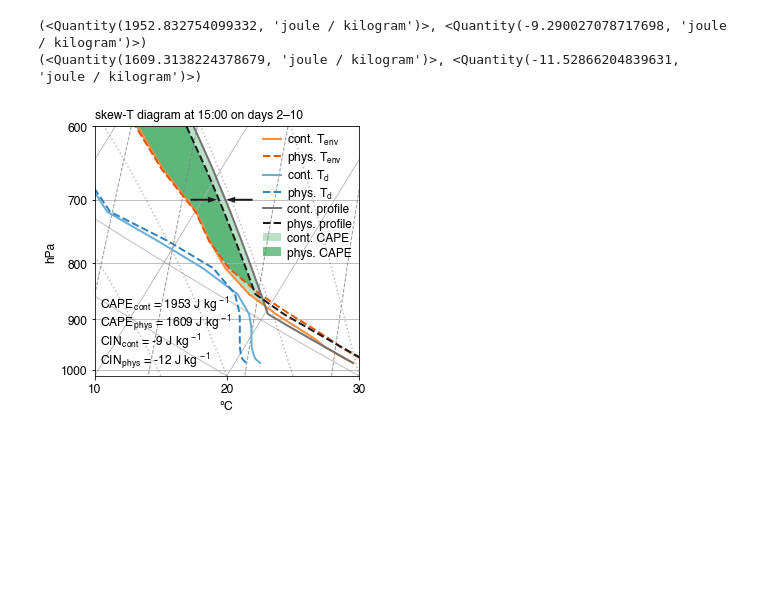
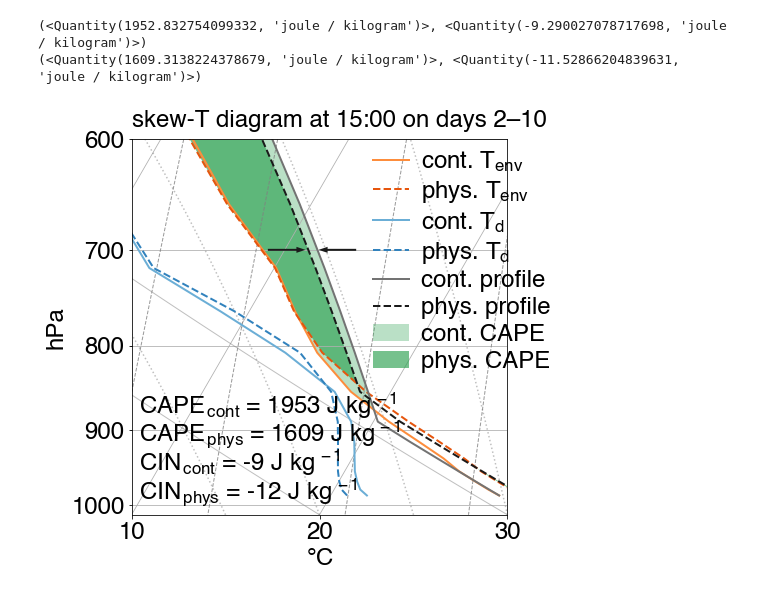
Before and after one commit to bairdlangenbrunner/amazon-phys-response-paper, a Jupyter notebook: scripts/MAIN_fig06_skewT_diagram.ipynb, the cells around one changed output. Drawn from its saved outputs; the diff is of its cells as text; code cells hidden in the pictures; blank space fills up the shorter version.

```diff
--- a/scripts/MAIN_fig06_skewT_diagram.ipynb
+++ b/scripts/MAIN_fig06_skewT_diagram.ipynb
@@ -495,7 +495,7 @@ print(cape_1000)
 (<Quantity(1952.832754099332, 'joule / kilogram')>, <Quantity(-9.290027078717698, 'joule / kilogram')>)
 (<Quantity(1609.3138224378679, 'joule / kilogram')>, <Quantity(-11.52866204839631, 'joule / kilogram')>)
 # %%
-fontsize=12
+fontsize=24
 hour = 19
 
 skewt_plot = metpy.plots.SkewT()
@@ -534,7 +534,7 @@ skewt_plot.ax.set_ylim(1013.25,600)
 skewt_plot.ax.set_xlim(10,30)
 
 fig = mp.gcf()
-fig.set_size_inches(4.45,4.25)
+fig.set_size_inches(6,6)
 fig.tight_layout()
 
 skewt_plot.ax.tick_params(labelsize=fontsize)
@@ -551,32 +551,32 @@ skewt_plot.ax.legend(handles, labels, fontsize=fontsize, scatterpoints=1, \
                      bbox_transform=skewt_plot.ax.transAxes, loc='upper left', \
                      borderaxespad=0, labelspacing=0.2, fancybox=False, \
                      edgecolor='0', framealpha=0, borderpad=0.25, \
                      columnspacing=0.5, handletextpad=0.5, markerscale=1, handlelength=1.5)
 
 skewt_plot.ax.text(s='skew-T diagram at 15:00 on days 2–10',\
                   x=0,y=1.02,\
                   transform=skewt_plot.ax.transAxes,\
                   ha='left',va='bottom', fontsize=fontsize)
 
 skewt_plot.ax.annotate("",xy=(11.8,700), \
                        xycoords='data',\
                        xytext=(13.8, 700), \
                        textcoords='data',\
                        arrowprops=dict(facecolor='0.1',ec='None',width=2,headwidth=6,headlength=9))
 
 skewt_plot.ax.annotate("",xy=(11.1,700), \
                        xycoords='data',\
                        xytext=(9.1, 700), \
                        textcoords='data',\
                        arrowprops=dict(facecolor='0.1',ec='None',width=2,headwidth=6,headlength=9))
 
 CAPE_CIN_text = 'CAPE$_{\,cont}$ = '+'{:.0f}'.format(numpy.array(cape_400[0]))+' J kg$^{\,-1}$\n'\
                 'CAPE$_{\,phys}$ = '+'{:.0f}'.format(numpy.array(cape_1000[0]))+' J kg$^{\,-1}$\n'\
                 'CIN$_{\,cont}$ = '+'{:.0f}'.format(numpy.array(cape_400[1]))+' J kg$^{\,-1}$\n'\
                 'CIN$_{\,phys}$ = '+'{:.0f}'.format(numpy.array(cape_1000[1]))+' J kg$^{\,-1}$'
 skewt_plot.ax.text(s=CAPE_CIN_text,x=0.02,y=0.02,ha='left',va='bottom',\
                    transform=skewt_plot.ax.transAxes,fontsize=fontsize,linespacing=0.9)
 
-fig.savefig('../figures/MAIN_fig06.pdf', bbox_inches='tight', transparent=True)
+fig.savefig('../figures/POSTER_skewT_1500.pdf', bbox_inches='tight', transparent=True)
 # %% [output]
-[figure, old version]
+[figure, new version]
```
Also changed, not shown: 5 other files.
